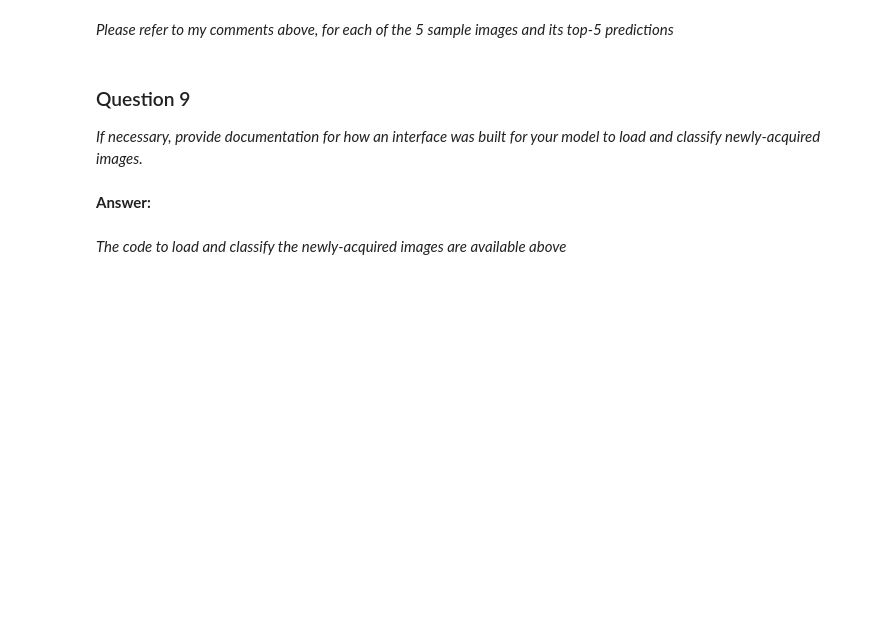
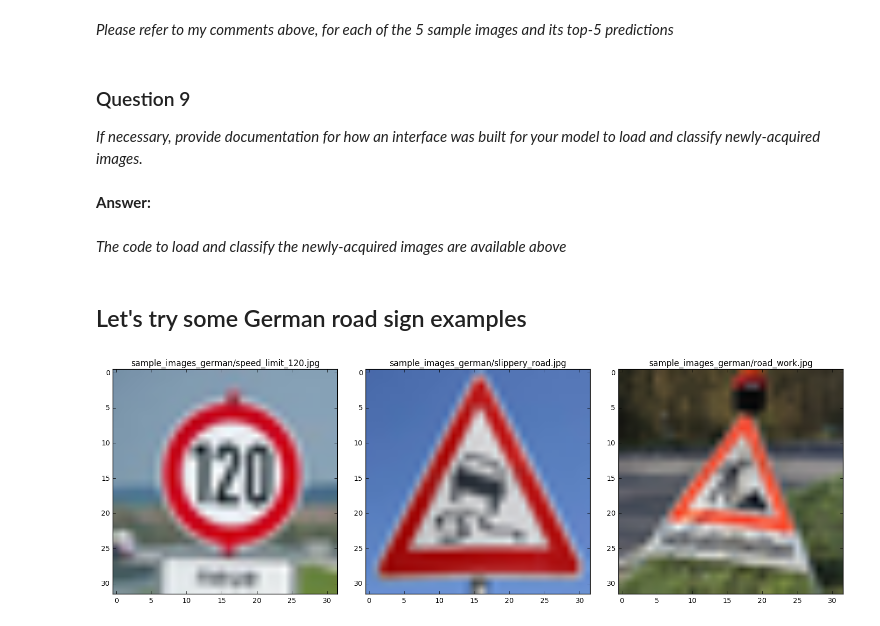
Before and after one commit to georgesung/traffic_sign_classification_german, a Jupyter notebook: Traffic_Signs_Recognition.ipynb, the cells around one changed output. Drawn from its saved outputs; the diff is of its cells as text; code cells hidden in the pictures; blank space fills up the shorter version.

Commit message:
Updated to include examples of German signs

```diff
--- a/Traffic_Signs_Recognition.ipynb
+++ b/Traffic_Signs_Recognition.ipynb
@@ -931,3 +940,29 @@ _If necessary, provide documentation for how an interface was built for your mod
 **Answer:**
 # %% [markdown]
 _The code to load and classify the newly-acquired images are available above_
+# %% [markdown]
+## Let's try some German road sign examples
+# %%
+# Read sample image files, resize them, convert to numpy arrays w/ dtype=uint8
+image_files  = ['sample_images_german/' + image_file for image_file in os.listdir('sample_images_german')]
+images = []
+for image_file in image_files:
+    image = Image.open(image_file)
+    image = image.convert('RGB')
+    image = image.resize((IMG_SIZE, IMG_SIZE), Image.ANTIALIAS)
+    image = np.array(list(image.getdata()), dtype='uint8')
+    image = np.reshape(image, (32, 32, 3))
+
+    images.append(image)
+images = np.array(images, dtype='uint8')
+
+# Visually inspect sample images
+for i, image in enumerate(images):
+    plt.subplot(1, 3, i+1)
+    plt.imshow(image)
+    plt.title(image_files[i])
+
+plt.tight_layout()
+plt.show()
+# %% [output]
+[figure, added]
```
Also changed, not shown: parts of 15 cells of this notebook, 5 other files.
